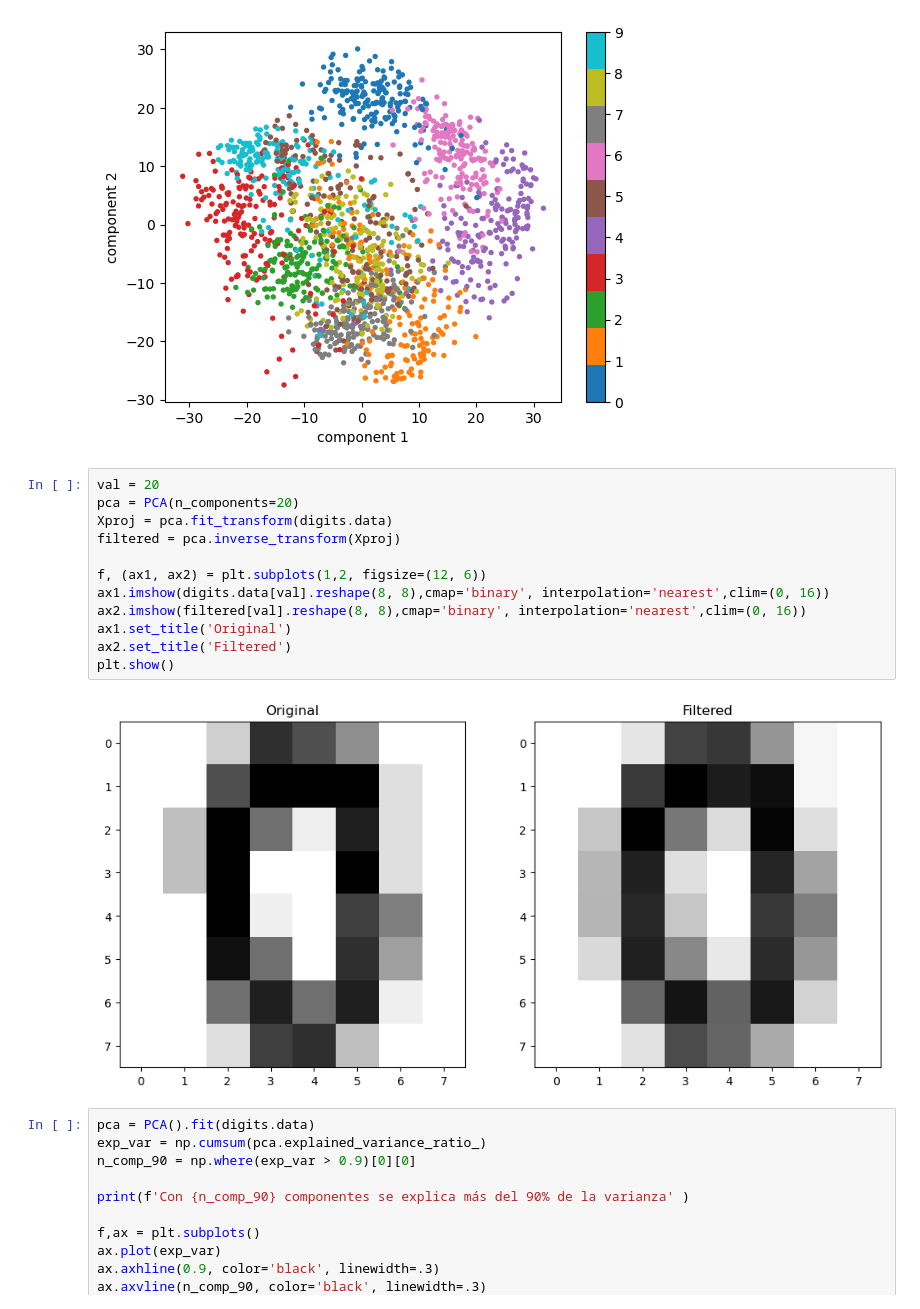
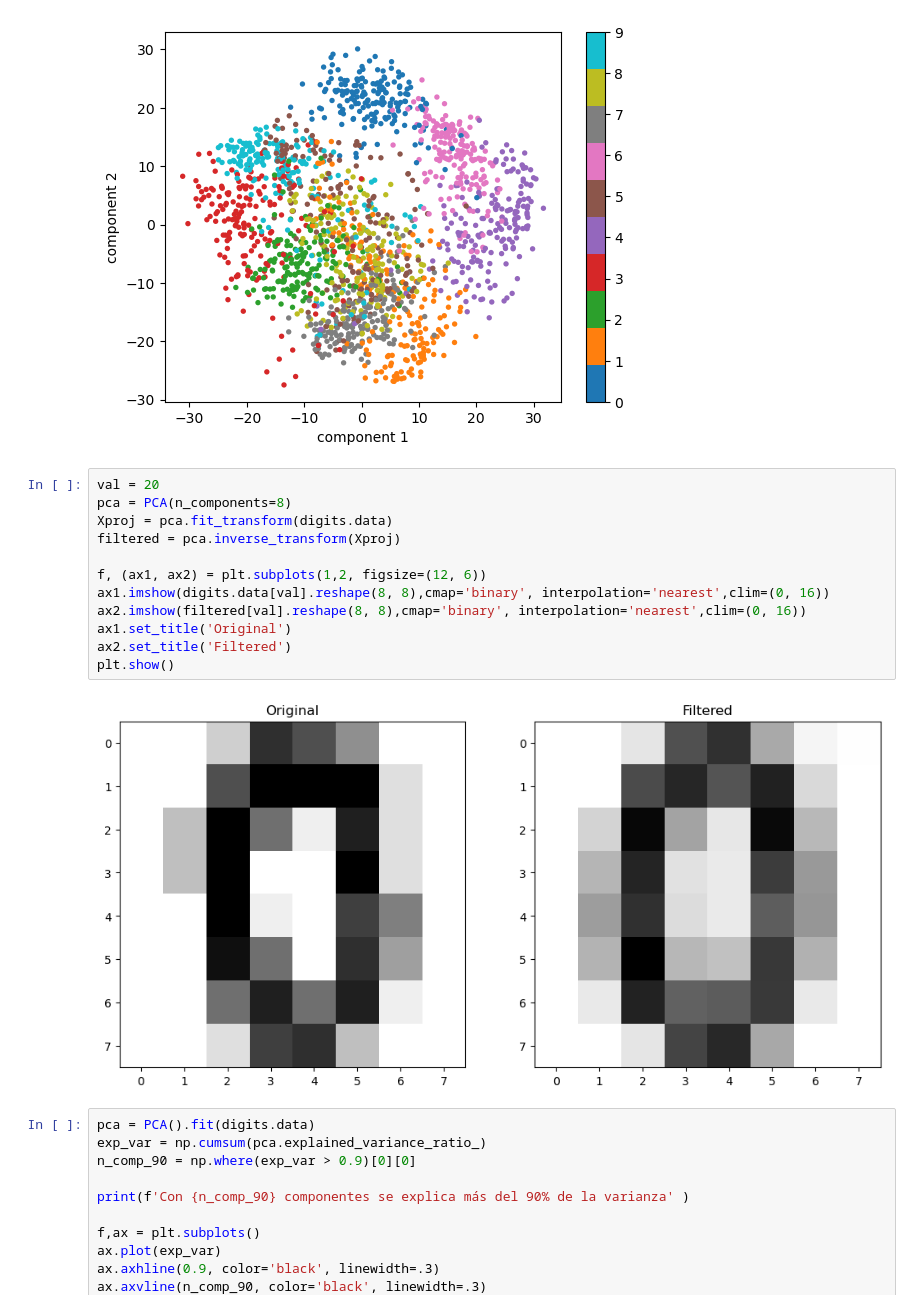
Before and after one commit to deivMM/IA, a Jupyter notebook: scripts/PCA.ipynb, the cells around one changed output. Drawn from its saved outputs; the diff is of its cells as text.

```diff
--- a/scripts/PCA.ipynb
+++ b/scripts/PCA.ipynb
@@ -100,18 +100,18 @@ plt.show()
 [figure]
 # %%
 val = 20
-pca = PCA(n_components=20)
+pca = PCA(n_components=8)
 Xproj = pca.fit_transform(digits.data)
 filtered = pca.inverse_transform(Xproj)
 
 f, (ax1, ax2) = plt.subplots(1,2, figsize=(12, 6))
 ax1.imshow(digits.data[val].reshape(8, 8),cmap='binary', interpolation='nearest',clim=(0, 16))
 ax2.imshow(filtered[val].reshape(8, 8),cmap='binary', interpolation='nearest',clim=(0, 16))
 ax1.set_title('Original')
 ax2.set_title('Filtered')
 plt.show()
 # %% [output]
-[figure, old version]
+[figure, new version]
 # %%
 pca = PCA().fit(digits.data)
 exp_var = np.cumsum(pca.explained_variance_ratio_)
```
